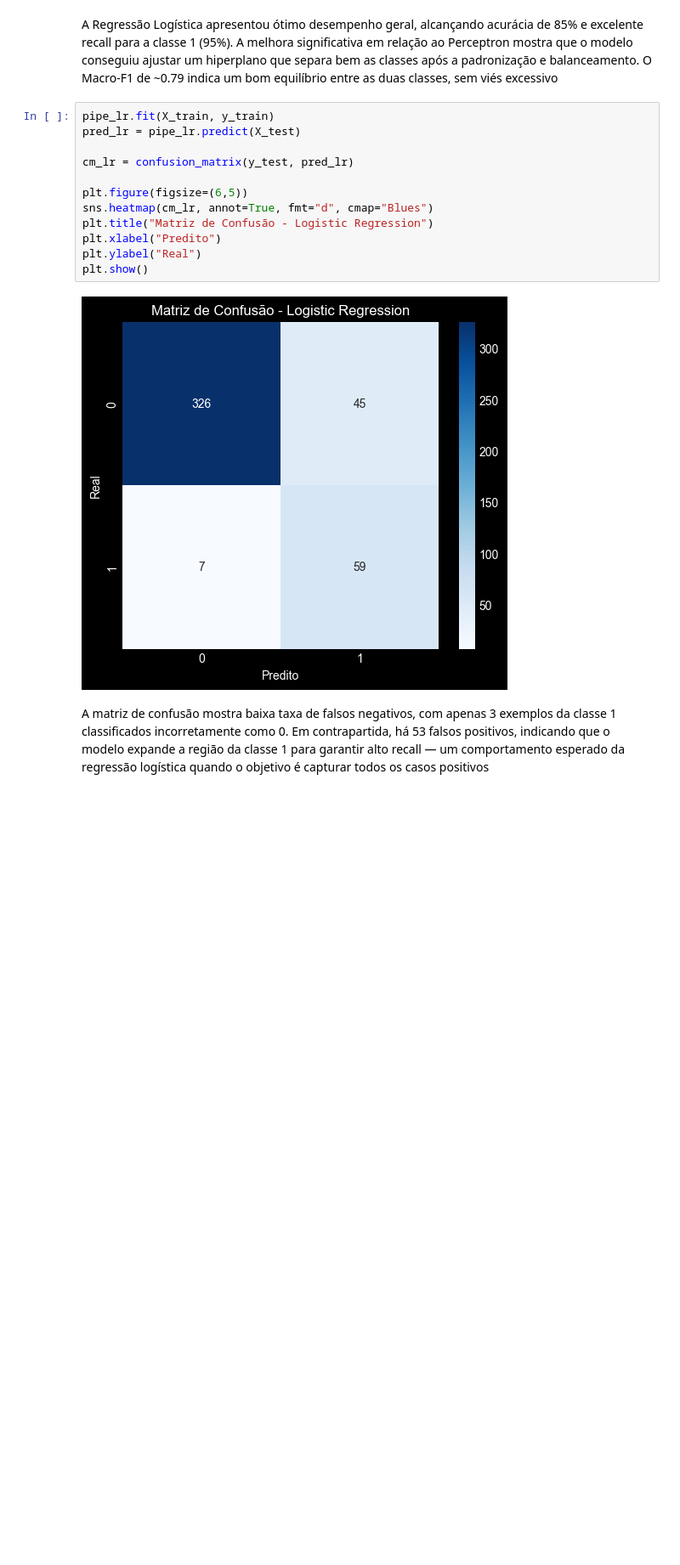
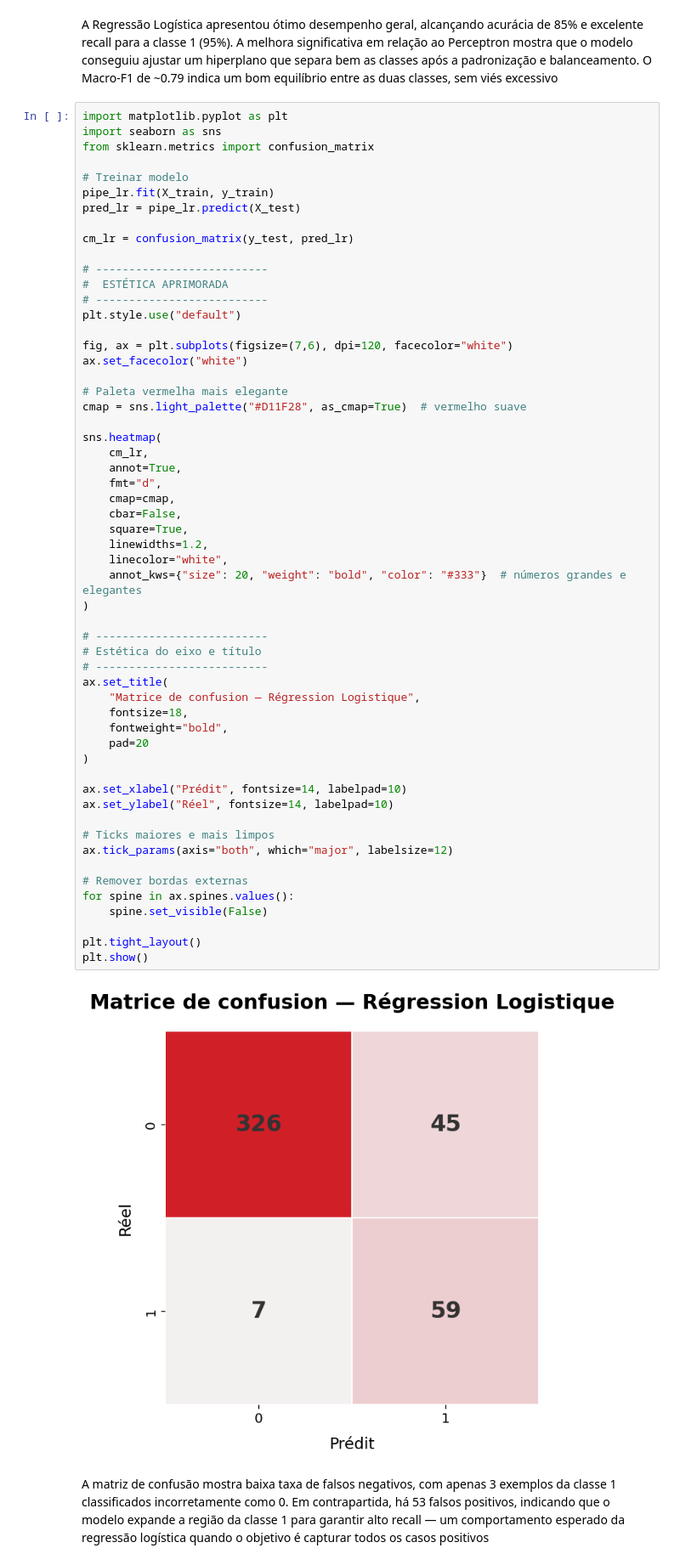
Before and after one commit to thaliaramoss/f1-pred, a Jupyter notebook: model_selection_CLF.ipynb, the cells around one changed output. Shown at 85% size. Saved outputs shown, nothing was run; the diff lists cells and outputs as text; blank space fills up the shorter version.

Commit message:
graficos modelo

```diff
--- a/model_selection_CLF.ipynb
+++ b/model_selection_CLF.ipynb
@@ -859,19 +853,63 @@ results_lr
 # %% [markdown]
 A Regressão Logística apresentou ótimo desempenho geral, alcançando acurácia de 85% e excelente recall para a classe 1 (95%). A melhora significativa em relação ao Perceptron mostra que o modelo conseguiu ajustar um hiperplano que separa bem as classes após a padronização e balanceamento. O Macro-F1 de ~0.79 indica um bom equilíbrio entre as duas classes, sem viés excessivo
 # %%
+import matplotlib.pyplot as plt
+import seaborn as sns
+from sklearn.metrics import confusion_matrix
+
+# Treinar modelo
 pipe_lr.fit(X_train, y_train)
 pred_lr = pipe_lr.predict(X_test)
 
 cm_lr = confusion_matrix(y_test, pred_lr)
 
-plt.figure(figsize=(6,5))
-sns.heatmap(cm_lr, annot=True, fmt="d", cmap="Blues")
-plt.title("Matriz de Confusão - Logistic Regression")
-plt.xlabel("Predito")
-plt.ylabel("Real")
+# --------------------------
+#  ESTÉTICA APRIMORADA
+# --------------------------
+plt.style.use("default")
+
+fig, ax = plt.subplots(figsize=(7,6), dpi=120, facecolor="white")
+ax.set_facecolor("white")
+
+# Paleta vermelha mais elegante
+cmap = sns.light_palette("#D11F28", as_cmap=True)  # vermelho suave
+
+sns.heatmap(
+    cm_lr,
+    annot=True,
+    fmt="d",
+    cmap=cmap,
+    cbar=False,
+    square=True,
+    linewidths=1.2,
+    linecolor="white",
+    annot_kws={"size": 20, "weight": "bold", "color": "#333"}  # números grandes e elegantes
+)
+
+# --------------------------
+# Estética do eixo e título
+# --------------------------
+ax.set_title(
+    "Matrice de confusion — Régression Logistique",
+    fontsize=18,
+    fontweight="bold",
+    pad=20
+)
+
+ax.set_xlabel("Prédit", fontsize=14, labelpad=10)
+ax.set_ylabel("Réel", fontsize=14, labelpad=10)
+
+# Ticks maiores e mais limpos
+ax.tick_params(axis="both", which="major", labelsize=12)
+
+# Remover bordas externas
+for spine in ax.spines.values():
+    spine.set_visible(False)
+
+plt.tight_layout()
 plt.show()
 # %% [output]
-[figure, old version]
+[figure, new version]
 # %% [markdown]
 A matriz de confusão mostra baixa taxa de falsos negativos, com apenas 3 exemplos da classe 1 classificados incorretamente como 0. Em contrapartida, há 53 falsos positivos, indicando que o modelo expande a região da classe 1 para garantir alto recall — um comportamento esperado da regressão logística quando o objetivo é capturar todos os casos positivos
 # %%
```
Also changed, not shown: parts of 58 cells of this notebook, 21 other files.
